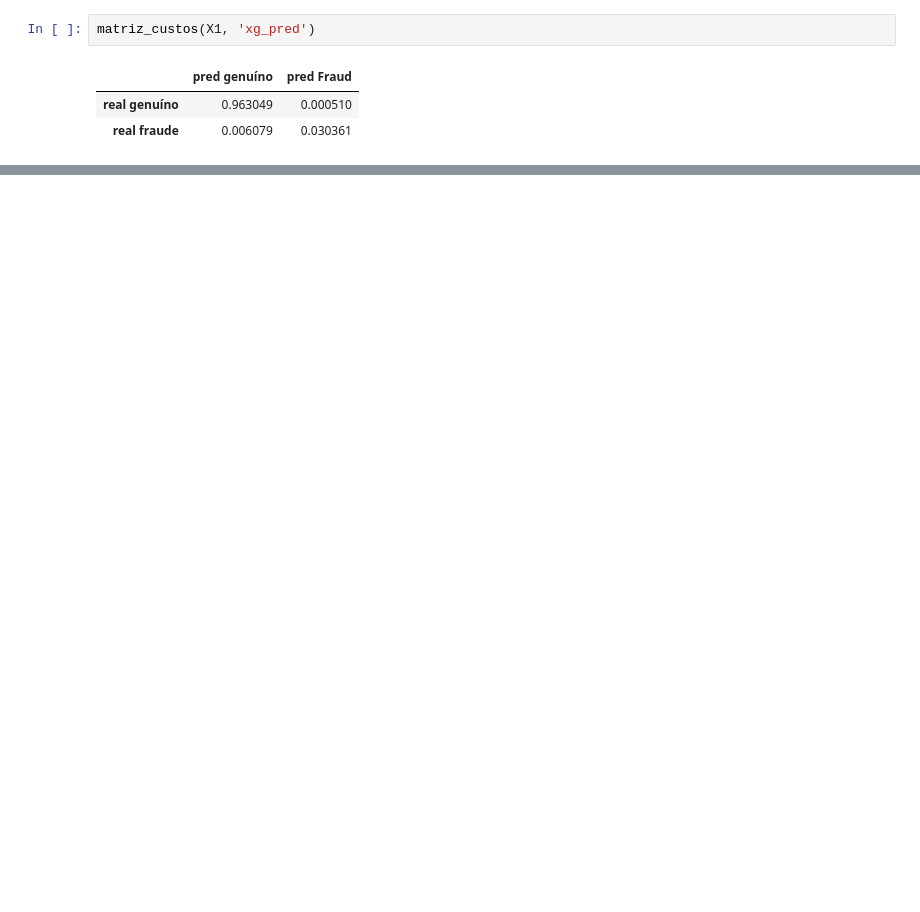
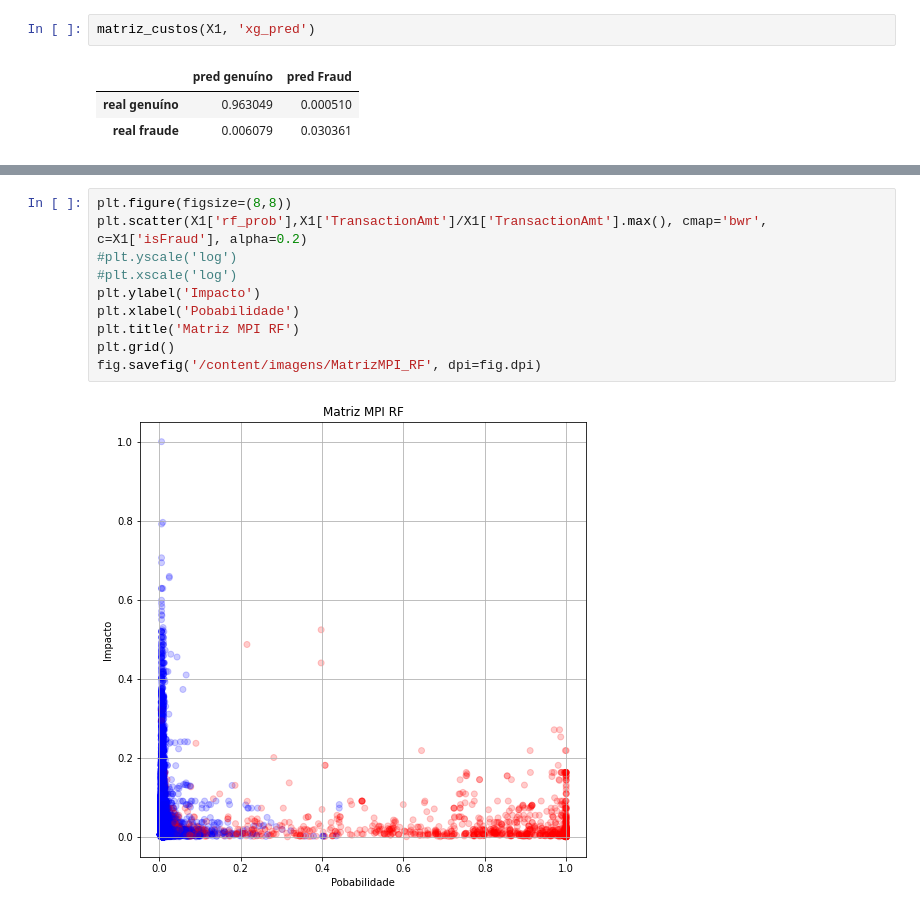
Before and after one commit to DeepFluxion/F1rst, a Jupyter notebook: notebooks/Teste_para_vaga_Cientista_de_Dados_Senior_Parte_1_A.ipynb, the cells around one changed output, grey strips where cells are left out. Drawn from its saved outputs; the diff is of its cells as text; blank space fills up the shorter version.

```diff
--- a/notebooks/Teste_para_vaga_Cientista_de_Dados_Senior_Parte_1_A.ipynb
+++ b/notebooks/Teste_para_vaga_Cientista_de_Dados_Senior_Parte_1_A.ipynb
@@ -1362,0 +1400,12 @@ matriz_custos(X1, 'xg_pred')
+# %%
+plt.figure(figsize=(8,8))
+plt.scatter(X1['rf_prob'],X1['TransactionAmt']/X1['TransactionAmt'].max(), cmap='bwr', c=X1['isFraud'], alpha=0.2)
+#plt.yscale('log')
+#plt.xscale('log')
+plt.ylabel('Impacto')
+plt.xlabel('Pobabilidade')
+plt.title('Matriz MPI RF')
+plt.grid()
+fig.savefig('/content/imagens/MatrizMPI_RF', dpi=fig.dpi)
+# %% [output]
+[figure, added]
```
Also changed, not shown: parts of 25 cells of this notebook.
